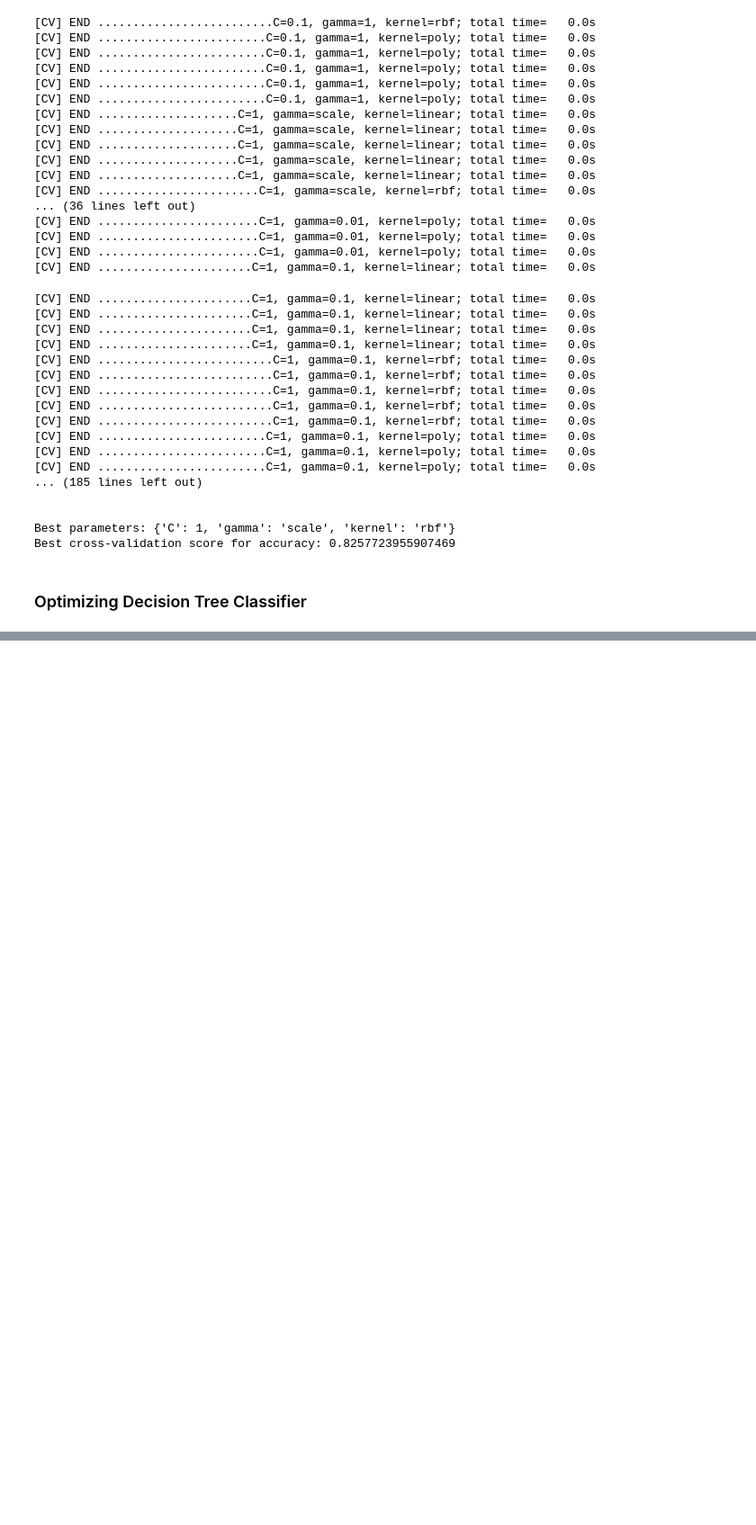
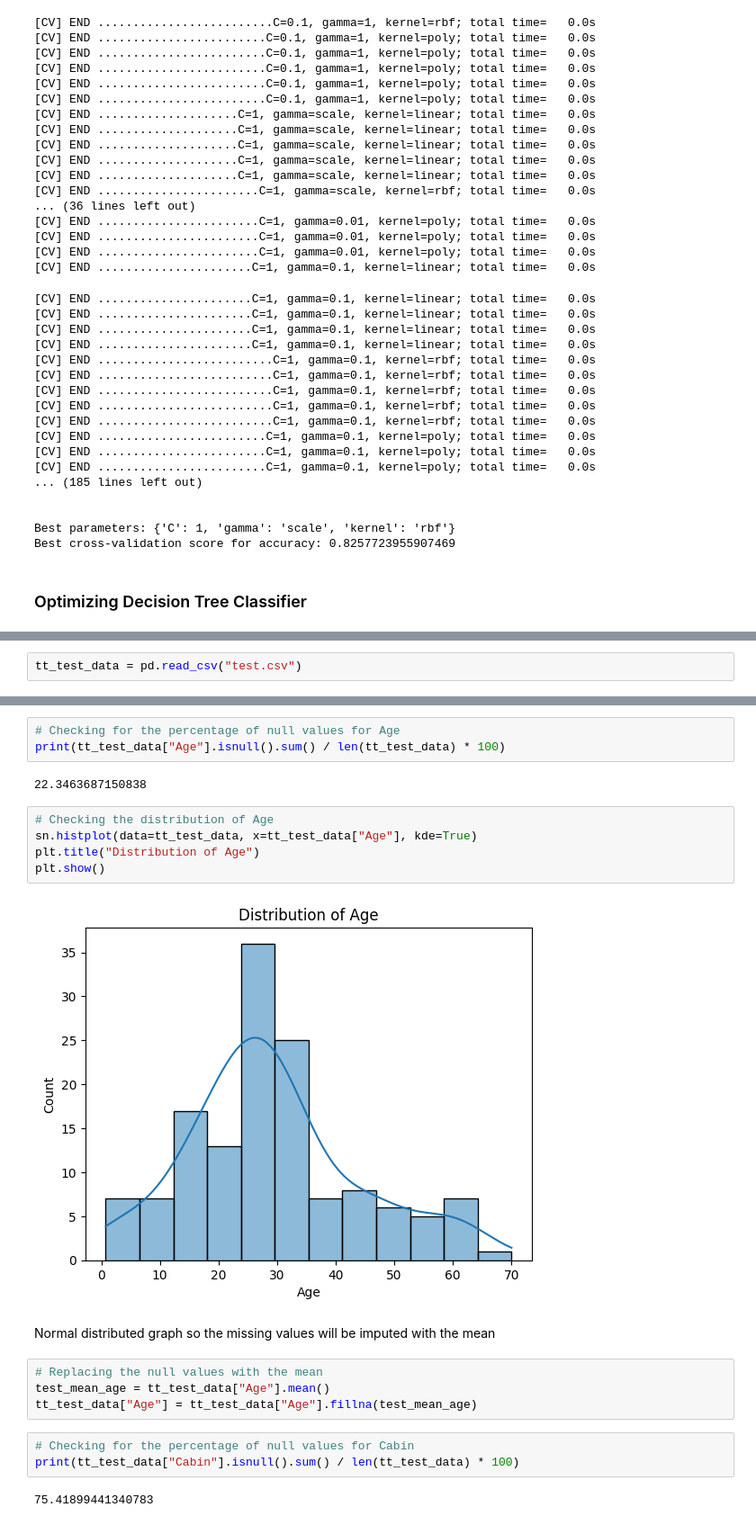
Before and after one commit to AndrewMarfo/titanic, a Jupyter notebook: titanic.ipynb, the cells around one changed output, grey strips where cells are left out. Shown at 90% size. Drawn from its saved outputs; the diff is of its cells as text; blank space fills up the shorter version.

```diff
--- a/titanic.ipynb
+++ b/titanic.ipynb
@@ -798,0 +848,2 @@ Best cross-validation score for accuracy: 0.8186461729545101
+# %%
+tt_test_data = pd.read_csv("test.csv")
@@ -798,0 +893,23 @@ Best cross-validation score for accuracy: 0.8186461729545101
+# %%
+# Checking for the percentage of null values for Age
+print(tt_test_data["Age"].isnull().sum() / len(tt_test_data) * 100)
+# %% [output]
+22.3463687150838
+# %%
+# Checking the distribution of Age
+sn.histplot(data=tt_test_data, x=tt_test_data["Age"], kde=True)
+plt.title("Distribution of Age")
+plt.show()
+# %% [output]
+[figure, added]
+# %% [markdown]
+Normal distributed graph so the missing values will be imputed with the mean
+# %%
+# Replacing the null values with the mean
+test_mean_age = tt_test_data["Age"].mean()
+tt_test_data["Age"] = tt_test_data["Age"].fillna(test_mean_age)
+# %%
+# Checking for the percentage of null values for Cabin
+print(tt_test_data["Cabin"].isnull().sum() / len(tt_test_data) * 100)
+# %% [output]
+75.41899441340783
```
Also changed, not shown: parts of 37 cells of this notebook.
